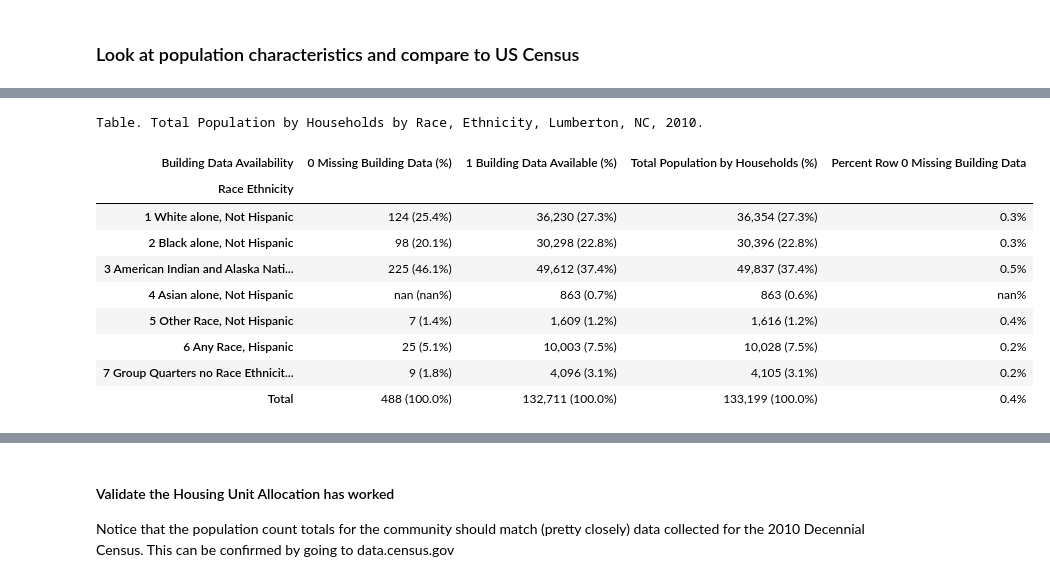
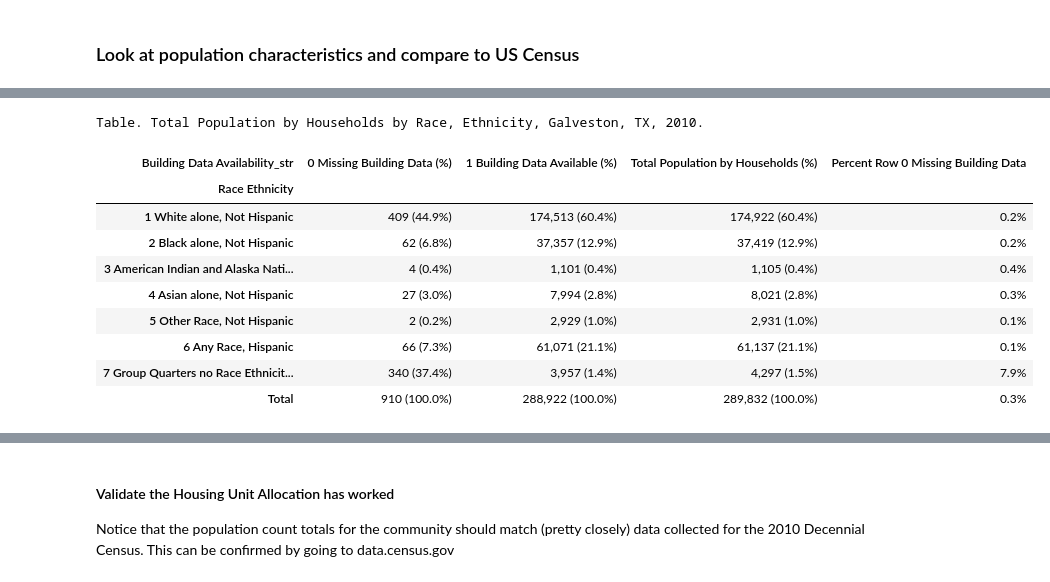
Before and after one commit to npr99/intersect-community-data, a Jupyter notebook: ncoda_07cv5_run_HUA_workflow.ipynb, the cells around one changed output, grey strips where cells are left out. Cells and saved outputs as stored; diff of their text form; code cells hidden in the pictures.

```diff
--- a/ncoda_07cv5_run_HUA_workflow.ipynb
+++ b/ncoda_07cv5_run_HUA_workflow.ipynb
@@ -152,6 +144,7 @@ HAZUS_residential_archetypes = {
 
 communities = {'Lumberton_NC' : {
                     'community_name' : 'Lumberton, NC',
+                    'focalplace_name' : 'Lumberton',
                     'STATE' : 'NORTH_CAROLINA',
                     'years' : ['2010'],
                     'counties' : {
@@ -162,9 +155,11 @@ communities = {'Lumberton_NC' : {
                         'archetype_var' : 'archetype',
                         'residential_archetypes' : Nofal_residential_archetypesv2,
                         'building_area_var' : 'sq_foot'}
-                                },
-                'Galveston_TX' : {
+                                }
+                }
+communities = {'Galveston_TX' : {
                     'community_name' : 'Galveston, TX',
+                    'focalplace_name' : 'Galveston',
                     'STATE' : 'TEXAS',
                     'years' : ['2010'],
                     'counties' : {
@@ -437,4 +436,4 @@ from pyncoda.ncoda_04c_poptableresults import *
 # %%
-where = communities[community]['community_name']
+where = communities[community]['county']['name']
 where
 # %% [output]
@@ -467,4 +466,4 @@ buildingdata_conditions = {'cat_var' : {'variable_label' : 'Building Data Availa
                 1 : {'condition': "(df['guid'] == 'missing building id')", 'value_label': "0 Missing Building Data"},
                 2 : {'condition': "(df['guid'] != 'missing building id')", 'value_label': "1 Building Data Available"}}
             }
-hua_hui_df = PopResultsTable.add_label_cat_conditions_df(hua_hui_df, conditions = buildingdata_conditions)
+hua_hui_gdf = add_label_cat_conditions_df(hua_hui_gdf, conditions = buildingdata_conditions)
@@ -471,24 +493,24 @@ hua_hui_df = PopResultsTable.add_label_cat_conditions_df(hua_hui_df, conditions
 # %%
 PopResultsTable.pop_results_table(hua_hui_gdf,
                   who = "Total Population by Households",
                   what = "by Race, Ethnicity",
                   where = where,
                   when = "2010",
                   row_index = "Race Ethnicity",
-                  col_index = 'Building Data Availability',
+                  col_index = 'Building Data Availability_str',
                   row_percent = '0 Missing Building Data')
 # %% [output]
-Table. Total Population by Households by Race, Ethnicity, Lumberton, NC, 2010.
+Table. Total Population by Households by Race, Ethnicity, Galveston, TX, 2010.
-| Building Data Availability | 0 Missing Building Data (%) | 1 Building Data Available (%) | Total Population by Households (%) | Percent Row 0 Missing Building Data |
+| Building Data Availability_str | 0 Missing Building Data (%) | 1 Building Data Available (%) | Total Population by Households (%) | Percent Row 0 Missing Building Data |
 | Race Ethnicity |  |  |  |  |
-| 1 White alone, Not Hispanic | 124 (25.4%) | 36,230 (27.3%) | 36,354 (27.3%) | 0.3% |
-| 2 Black alone, Not Hispanic | 98 (20.1%) | 30,298 (22.8%) | 30,396 (22.8%) | 0.3% |
-| 3 American Indian and Alaska Nati... | 225 (46.1%) | 49,612 (37.4%) | 49,837 (37.4%) | 0.5% |
-| 4 Asian alone, Not Hispanic | nan (nan%) | 863 (0.7%) | 863 (0.6%) | nan% |
-| 5 Other Race, Not Hispanic | 7 (1.4%) | 1,609 (1.2%) | 1,616 (1.2%) | 0.4% |
-| 6 Any Race, Hispanic | 25 (5.1%) | 10,003 (7.5%) | 10,028 (7.5%) | 0.2% |
-| 7 Group Quarters no Race Ethnicit... | 9 (1.8%) | 4,096 (3.1%) | 4,105 (3.1%) | 0.2% |
-| Total | 488 (100.0%) | 132,711 (100.0%) | 133,199 (100.0%) | 0.4% |
+| 1 White alone, Not Hispanic | 409 (44.9%) | 174,513 (60.4%) | 174,922 (60.4%) | 0.2% |
+| 2 Black alone, Not Hispanic | 62 (6.8%) | 37,357 (12.9%) | 37,419 (12.9%) | 0.2% |
+| 3 American Indian and Alaska Nati... | 4 (0.4%) | 1,101 (0.4%) | 1,105 (0.4%) | 0.4% |
+| 4 Asian alone, Not Hispanic | 27 (3.0%) | 7,994 (2.8%) | 8,021 (2.8%) | 0.3% |
+| 5 Other Race, Not Hispanic | 2 (0.2%) | 2,929 (1.0%) | 2,931 (1.0%) | 0.1% |
+| 6 Any Race, Hispanic | 66 (7.3%) | 61,071 (21.1%) | 61,137 (21.1%) | 0.1% |
+| 7 Group Quarters no Race Ethnicit... | 340 (37.4%) | 3,957 (1.4%) | 4,297 (1.5%) | 7.9% |
+| Total | 910 (100.0%) | 288,922 (100.0%) | 289,832 (100.0%) | 0.3% |
 # %%
 PopResultsTable.pop_results_table(hua_hui_gdf,
                   who = "Total Population by Households",
```
Also changed, not shown: parts of 22 cells of this notebook, 2 other files.
